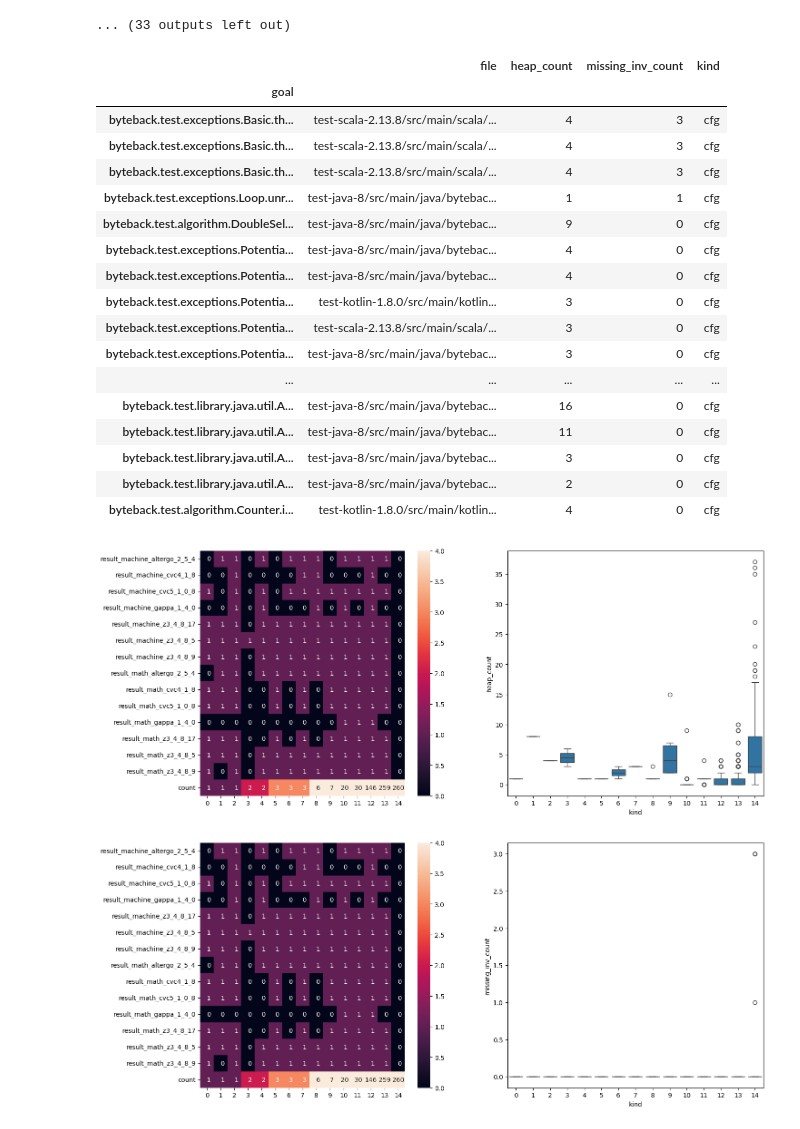
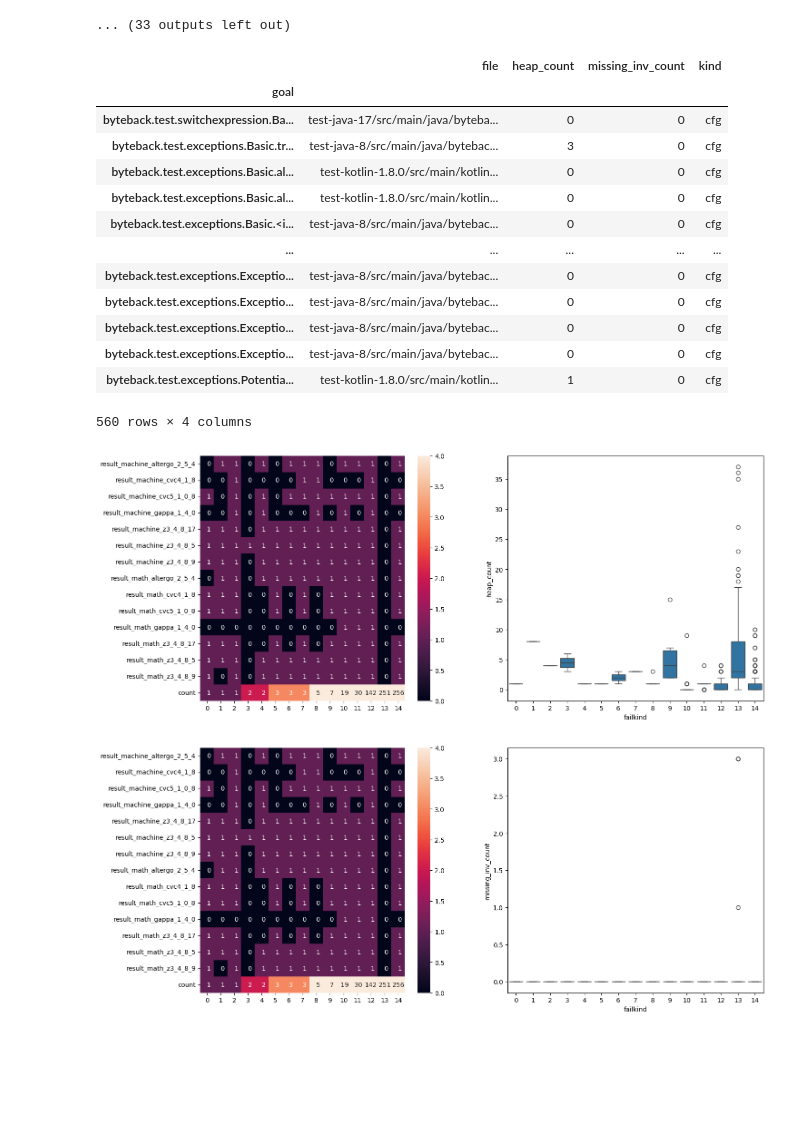
Before and after one commit to maggicl/WhyBack, a Jupyter notebook: byteback-test/data/results.ipynb, the cells around one changed output. Cells and saved outputs as stored; diff of their text form; code cells hidden in the pictures; blank space fills up the shorter version.

```diff
--- a/byteback-test/data/results.ipynb
+++ b/byteback-test/data/results.ipynb
@@ -35,6 +35,10 @@ kinds = ["machine", "math"]
 for kind in kinds:
     for prover in provers:
         csv = pd.read_csv("../results_" + kind + "_" + prover + ".csv")
+
+        # ArrayReverse test is wrong, exclude it
+        csv = csv.loc[~csv.goal.str.contains(".ArrayReverse.", regex=False) , :]
+
         csv = csv.rename(columns={
             'result': 'result_' + kind + "_" + prover,
             'time': 'time_' + kind + "_" + prover,
@@ -44,8 +48,7 @@ for kind in kinds:
         if df is None:
             df = csv
         else:
-            df = df
-            .merge(csv, how='outer', on=['file', 'kind', 'goal'])
+            df = df.merge(csv, how='outer', on=['file', 'kind', 'goal'])
 # %%
 # Percentage of tests that pass for every prover where they pass
 
@@ -130,10 +134,10 @@ for i, row in df_res.iterrows():
 
     display(HTML(f"<hr><h1>Result kind row {i}:</h1>"))
     display(df_row)
-    df_res = df[cond].loc[:, ["kind", "goal"]].sort_values(["kind", "goal"]).reset_index(drop=True)
-    display(df_res)
-    dfs.append(df_res)
-    df_res.to_csv(f"{i}.csv", index=False)
+    df_resx = df[cond].loc[:, ["kind", "goal"]].sort_values(["kind", "goal"]).reset_index(drop=True)
+    display(df_resx)
+    dfs.append(df_resx)
+    df_resx.to_csv(f"{i}.csv", index=False)
 # %% [output]
 Result kind row 0:
 |  | result_machine_altergo_2_5_4 | result_machine_cvc4_1_8 | result_machine_cvc5_1_0_8 | result_machine_gappa_1_4_0 | ... |
@@ -169,36 +173,32 @@ join.sort_values("missing_inv_count", ascending=False)
 # %% [output]
 |  | file | heap_count | missing_inv_count | kind |
 | goal |  |  |  |  |
-| byteback.test.exceptions.Basic.th... | test-scala-2.13.8/src/main/scala/... | 4 | 3 | cfg |
-| byteback.test.exceptions.Basic.th... | test-scala-2.13.8/src/main/scala/... | 4 | 3 | cfg |
-| byteback.test.exceptions.Basic.th... | test-scala-2.13.8/src/main/scala/... | 4 | 3 | cfg |
-| byteback.test.exceptions.Loop.unr... | test-java-8/src/main/java/bytebac... | 1 | 1 | cfg |
-| byteback.test.algorithm.DoubleSel... | test-java-8/src/main/java/bytebac... | 9 | 0 | cfg |
-| byteback.test.exceptions.Potentia... | test-java-8/src/main/java/bytebac... | 4 | 0 | cfg |
-| byteback.test.exceptions.Potentia... | test-java-8/src/main/java/bytebac... | 4 | 0 | cfg |
-| byteback.test.exceptions.Potentia... | test-kotlin-1.8.0/src/main/kotlin... | 3 | 0 | cfg |
-| byteback.test.exceptions.Potentia... | test-scala-2.13.8/src/main/scala/... | 3 | 0 | cfg |
-| byteback.test.exceptions.Potentia... | test-java-8/src/main/java/bytebac... | 3 | 0 | cfg |
+| byteback.test.switchexpression.Ba... | test-java-17/src/main/java/byteba... | 0 | 0 | cfg |
+| byteback.test.exceptions.Basic.tr... | test-java-8/src/main/java/bytebac... | 3 | 0 | cfg |
+| byteback.test.exceptions.Basic.al... | test-kotlin-1.8.0/src/main/kotlin... | 0 | 0 | cfg |
+| byteback.test.exceptions.Basic.al... | test-kotlin-1.8.0/src/main/kotlin... | 0 | 0 | cfg |
+| byteback.test.exceptions.Basic.<i... | test-java-8/src/main/java/bytebac... | 0 | 0 | cfg |
 | ... | ... | ... | ... | ... |
-| byteback.test.library.java.util.A... | test-java-8/src/main/java/bytebac... | 16 | 0 | cfg |
-| byteback.test.library.java.util.A... | test-java-8/src/main/java/bytebac... | 11 | 0 | cfg |
-| byteback.test.library.java.util.A... | test-java-8/src/main/java/bytebac... | 3 | 0 | cfg |
-| byteback.test.library.java.util.A... | test-java-8/src/main/java/bytebac... | 2 | 0 | cfg |
-| byteback.test.algorithm.Counter.i... | test-kotlin-1.8.0/src/main/kotlin... | 4 | 0 | cfg |
+| byteback.test.exceptions.Exceptio... | test-java-8/src/main/java/bytebac... | 0 | 0 | cfg |
+| byteback.test.exceptions.Exceptio... | test-java-8/src/main/java/bytebac... | 0 | 0 | cfg |
+| byteback.test.exceptions.Exceptio... | test-java-8/src/main/java/bytebac... | 0 | 0 | cfg |
+| byteback.test.exceptions.Exceptio... | test-java-8/src/main/java/bytebac... | 0 | 0 | cfg |
+| byteback.test.exceptions.Potentia... | test-kotlin-1.8.0/src/main/kotlin... | 1 | 0 | cfg |
+560 rows × 4 columns
 # %%
 df_dist = pd.concat([df_row.set_index("goal").join(df_stats, how="left")
-                     .loc[:, ["heap_count", "missing_inv_count"]].assign(kind=i) for i, df_row in enumerate(dfs)])
+                     .loc[:, ["heap_count", "missing_inv_count"]].assign(failkind=i) for i, df_row in enumerate(dfs)])
 
 fig, ax = plt.subplots(1, 2, figsize=(16,7))
 heatmap(ax=ax[0])
-sns.boxplot(data=df_dist, x="kind", y="heap_count", ax=ax[1])
+sns.boxplot(data=df_dist, x="failkind", y="heap_count", ax=ax[1])
 plt.show()
 # %% [output]
-[figure, old version]
+[figure, new version]
 # %%
 fig, ax = plt.subplots(1, 2, figsize=(16,7))
 heatmap(ax=ax[0])
-sns.boxplot(data=df_dist, x="kind", y="missing_inv_count", ax=ax[1])
+sns.boxplot(data=df_dist, x="failkind", y="missing_inv_count", ax=ax[1])
 plt.show()
 # %% [output]
-[figure, old version]
+[figure, new version]
```
Also changed, not shown: parts of 3 cells of this notebook, 18 other files.
